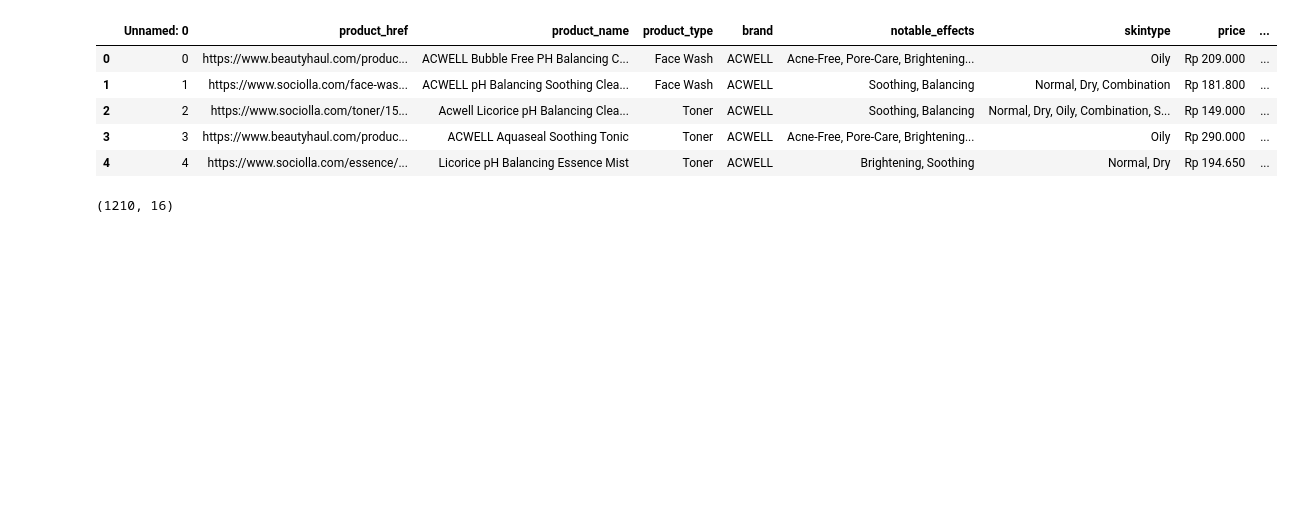
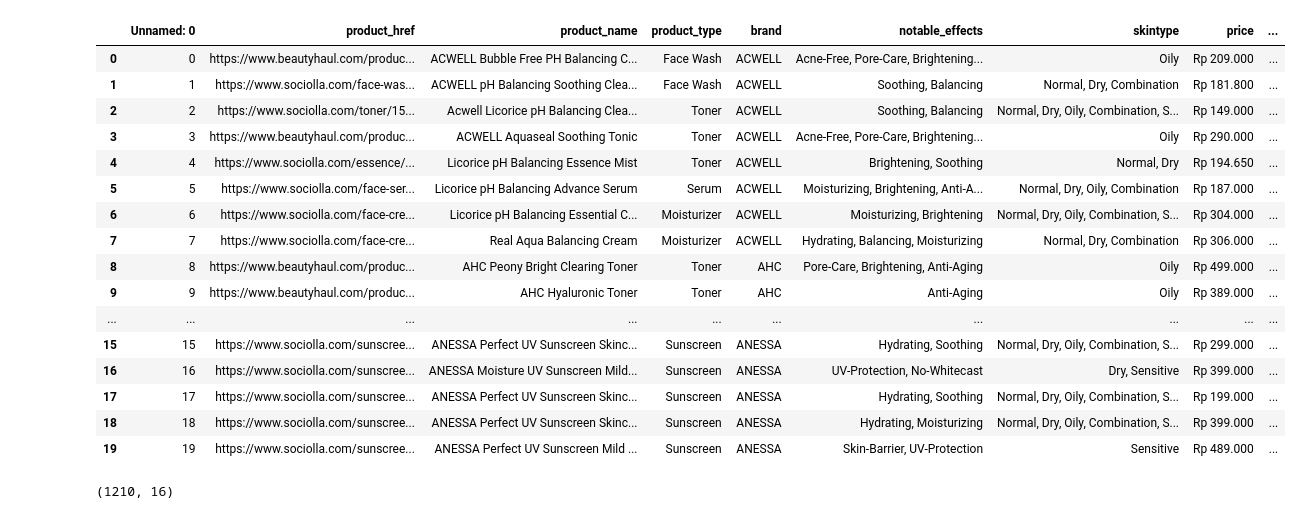
Before and after one commit to shraddhachougule02/Personalized-Recommendation-System, a Jupyter notebook: Notebook/data_exploration.ipynb, the cells around one changed output. Drawn from its saved outputs; the diff is of its cells as text; code cells hidden in the pictures; blank space fills up the shorter version.

```diff
--- a/Notebook/data_exploration.ipynb
+++ b/Notebook/data_exploration.ipynb
@@ -6,14 +6,25 @@ import seaborn as sns
 # %%
 df=pd.read_csv('../Data/export_skincare.csv')
 # %%
-df.head(5)
+df.head(20)
 # %% [output]
 |  | Unnamed: 0 | product_href | product_name | product_type | brand | notable_effects | skintype | price | ... |
 | 0 | 0 | https://www.beautyhaul.com/produc... | ACWELL Bubble Free PH Balancing C... | Face Wash | ACWELL | Acne-Free, Pore-Care, Brightening... | Oily | Rp 209.000 | ... |
 | 1 | 1 | https://www.sociolla.com/face-was... | ACWELL pH Balancing Soothing Clea... | Face Wash | ACWELL | Soothing, Balancing | Normal, Dry, Combination | Rp 181.800 | ... |
 | 2 | 2 | https://www.sociolla.com/toner/15... | Acwell Licorice pH Balancing Clea... | Toner | ACWELL | Soothing, Balancing | Normal, Dry, Oily, Combination, S... | Rp 149.000 | ... |
 | 3 | 3 | https://www.beautyhaul.com/produc... | ACWELL Aquaseal Soothing Tonic | Toner | ACWELL | Acne-Free, Pore-Care, Brightening... | Oily | Rp 290.000 | ... |
 | 4 | 4 | https://www.sociolla.com/essence/... | Licorice pH Balancing Essence Mist | Toner | ACWELL | Brightening, Soothing | Normal, Dry | Rp 194.650 | ... |
+| 5 | 5 | https://www.sociolla.com/face-ser... | Licorice pH Balancing Advance Serum | Serum | ACWELL | Moisturizing, Brightening, Anti-A... | Normal, Dry, Oily, Combination | Rp 187.000 | ... |
+| 6 | 6 | https://www.sociolla.com/face-cre... | Licorice pH Balancing Essential C... | Moisturizer | ACWELL | Moisturizing, Brightening | Normal, Dry, Oily, Combination, S... | Rp 304.000 | ... |
+| 7 | 7 | https://www.sociolla.com/face-cre... | Real Aqua Balancing Cream | Moisturizer | ACWELL | Hydrating, Balancing, Moisturizing | Normal, Dry, Combination | Rp 306.000 | ... |
+| 8 | 8 | https://www.beautyhaul.com/produc... | AHC Peony Bright Clearing Toner | Toner | AHC | Pore-Care, Brightening, Anti-Aging | Oily | Rp 499.000 | ... |
+| 9 | 9 | https://www.beautyhaul.com/produc... | AHC Hyaluronic Toner | Toner | AHC | Anti-Aging | Oily | Rp 389.000 | ... |
+| ... | ... | ... | ... | ... | ... | ... | ... | ... | ... |
+| 15 | 15 | https://www.sociolla.com/sunscree... | ANESSA Perfect UV Sunscreen Skinc... | Sunscreen | ANESSA | Hydrating, Soothing | Normal, Dry, Oily, Combination, S... | Rp 299.000 | ... |
+| 16 | 16 | https://www.sociolla.com/sunscree... | ANESSA Moisture UV Sunscreen Mild... | Sunscreen | ANESSA | UV-Protection, No-Whitecast | Dry, Sensitive | Rp 399.000 | ... |
+| 17 | 17 | https://www.sociolla.com/sunscree... | ANESSA Perfect UV Sunscreen Skinc... | Sunscreen | ANESSA | Hydrating, Soothing | Normal, Dry, Oily, Combination, S... | Rp 199.000 | ... |
+| 18 | 18 | https://www.sociolla.com/sunscree... | ANESSA Perfect UV Sunscreen Skinc... | Sunscreen | ANESSA | Hydrating, Moisturizing | Normal, Dry, Oily, Combination, S... | Rp 399.000 | ... |
+| 19 | 19 | https://www.sociolla.com/sunscree... | ANESSA Perfect UV Sunscreen Mild ... | Sunscreen | ANESSA | Skin-Barrier, UV-Protection | Sensitive | Rp 489.000 | ... |
 # %%
 df.shape
 # %% [output]
```
Also changed, not shown: parts of 3 cells of this notebook, 3 other files.
